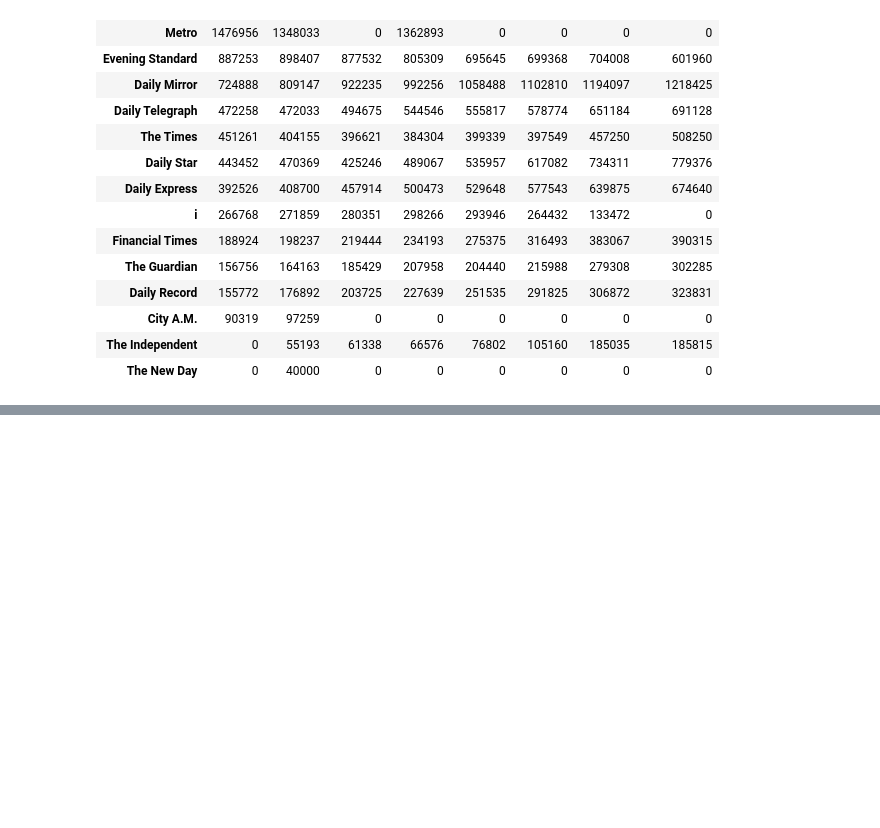
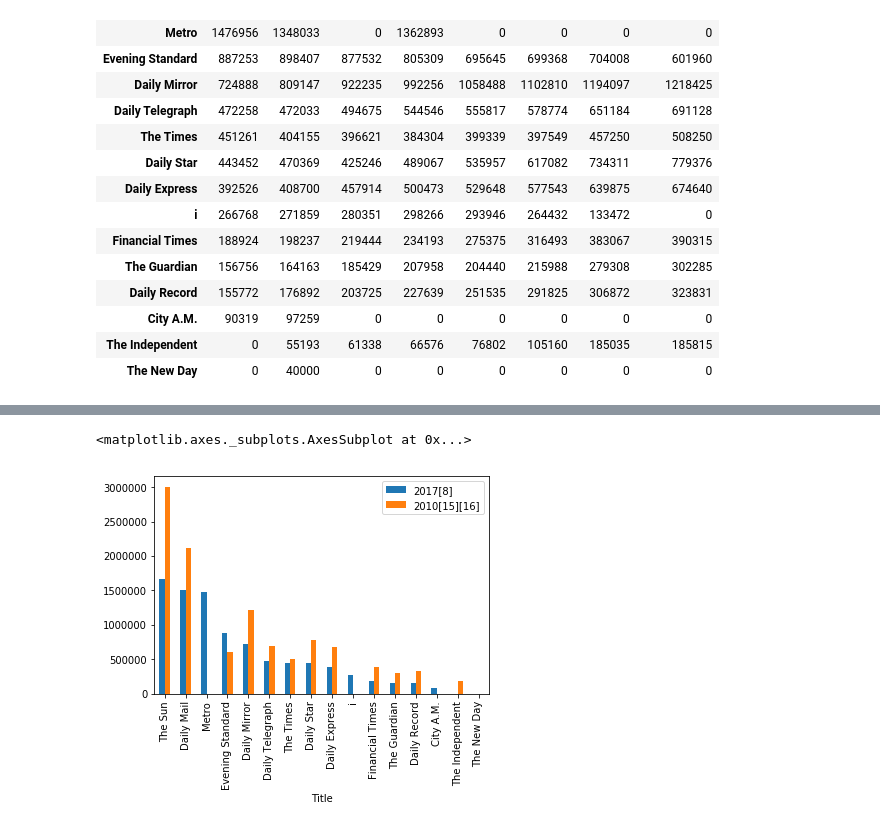
Before and after one commit to LeroySalih/pythonNotes, a Jupyter notebook: Reading+HTML+Tables+into+a+DataFrame.ipynb, the cells around one changed output, grey strips where cells are left out. Cells and saved outputs as stored; diff of their text form; code cells hidden in the pictures; blank space fills up the shorter version.

Commit message:
Added reading from WebPage to DataFrame

```diff
--- a/Reading+HTML+Tables+into+a+DataFrame.ipynb
+++ b/Reading+HTML+Tables+into+a+DataFrame.ipynb
@@ -70,3 +71,10 @@ df.describe()
 | 50% | 4.179890e+05 | 4.064275e+05 | 3.384860e+05 | 4.366855e+05 | 3.466425e+05 | 3.570210e+05 | 4.201585e+05 | 4.492825e+05 |
 | 75% | 7.654792e+05 | 8.314620e+05 | 5.903892e+05 | 8.520458e+05 | 5.907740e+05 | 6.376535e+05 | 7.115838e+05 | 7.131900e+05 |
 | max | 1.666715e+06 | 1.787096e+06 | 1.978702e+06 | 2.213659e+06 | 2.409811e+06 | 2.582301e+06 | 3.001822e+06 | 3.006565e+06 |
+# %%
+#Show the differnece between 2017 and 2010 circulations.
+df2 = pd.DataFrame(df, columns=['2017[8]', '2010[15][16]'])
+df2.plot.bar()
+# %% [output]
+<matplotlib.axes._subplots.AxesSubplot at 0x...>
+[figure, added]
```
Also changed, not shown: parts of 1 cell of this notebook.
